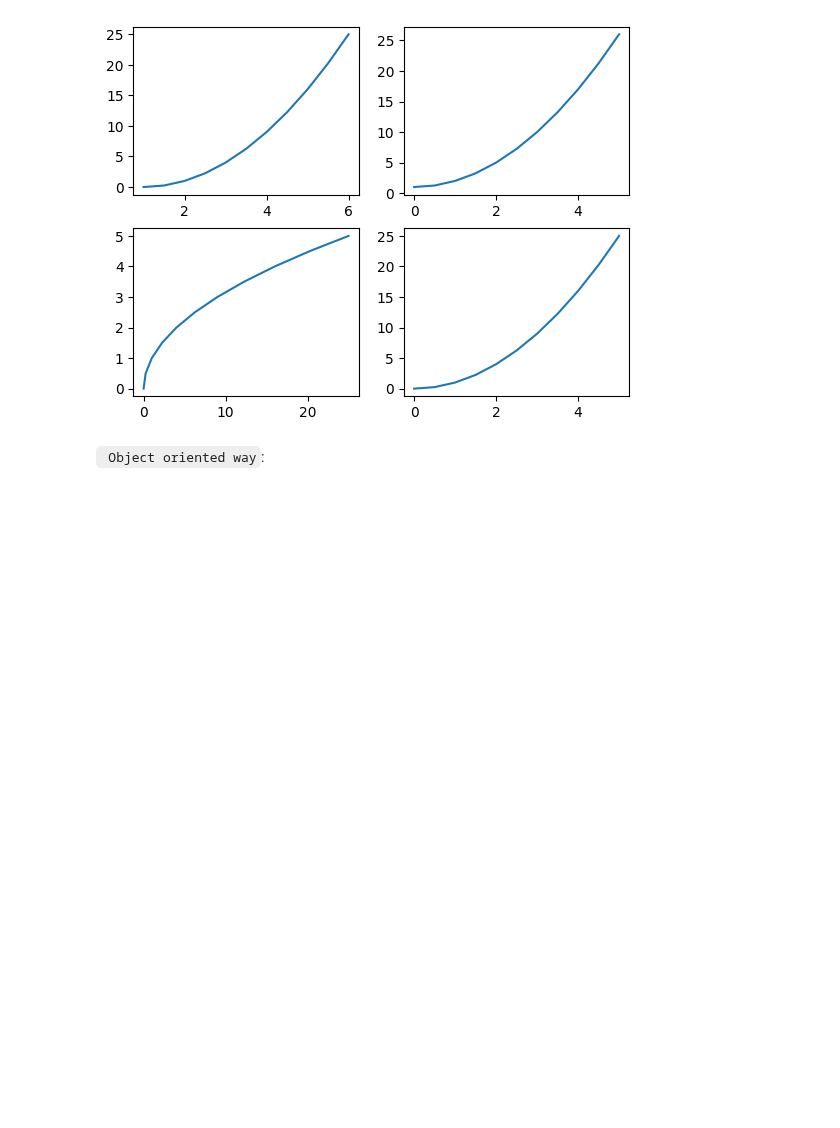
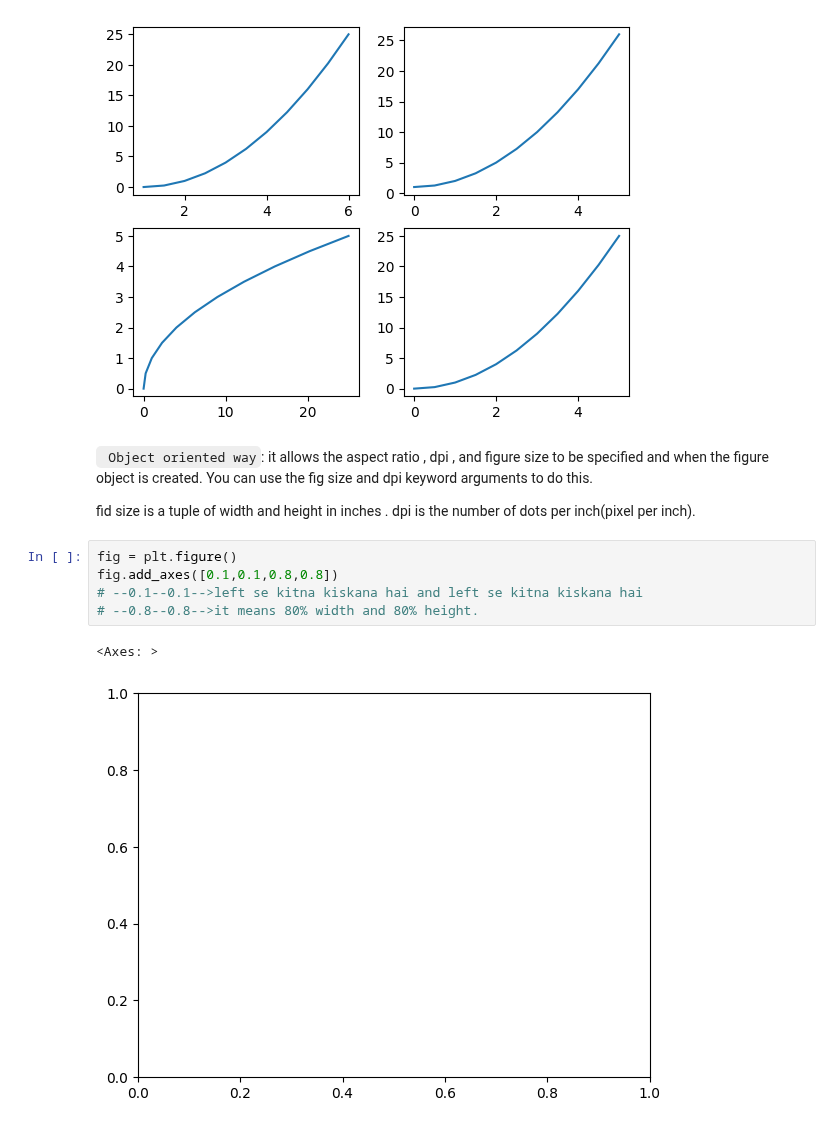
Before and after one commit to ds-mohit/Practice, a Jupyter notebook: Data Visualization/Matplotlib_library/Matplotlib1.ipynb, the cells around one changed output. Drawn from its saved outputs; the diff is of its cells as text; blank space fills up the shorter version.

````diff
--- a/Data Visualization/Matplotlib_library/Matplotlib1.ipynb
+++ b/Data Visualization/Matplotlib_library/Matplotlib1.ipynb
@@ -58,5 +58,16 @@ plt.plot(x,y)
 # %% [output]
 [<matplotlib.lines.Line2D at 0x...>]
 [figure]
-# %% [markdown]
-``` Object oriented way```:
+# %% [markdown]
+``` Object oriented way```:
+it allows the aspect ratio , dpi , and figure size to be specified and when the figure object is created. You can use the fig size and dpi keyword arguments to do this.
+
+fid size is a tuple of width and height in inches . dpi is the number of dots per inch(pixel per inch).
+# %%
+fig = plt.figure()
+fig.add_axes([0.1,0.1,0.8,0.8])
+# --0.1--0.1-->left se kitna kiskana hai and left se kitna kiskana hai
+# --0.8--0.8-->it means 80% width and 80% height.
+# %% [output]
+<Axes: >
+[figure, added]
````
Also changed, not shown: parts of 2 cells of this notebook.
